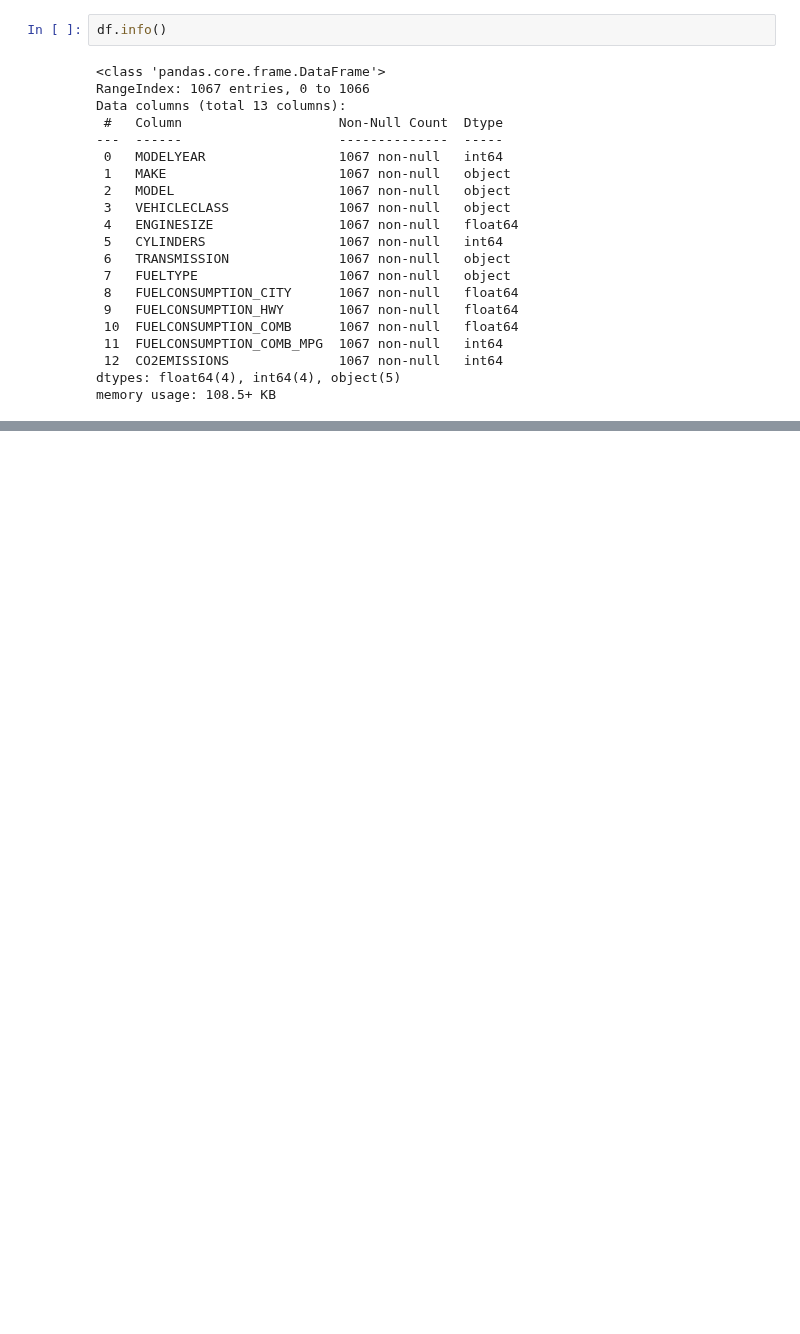
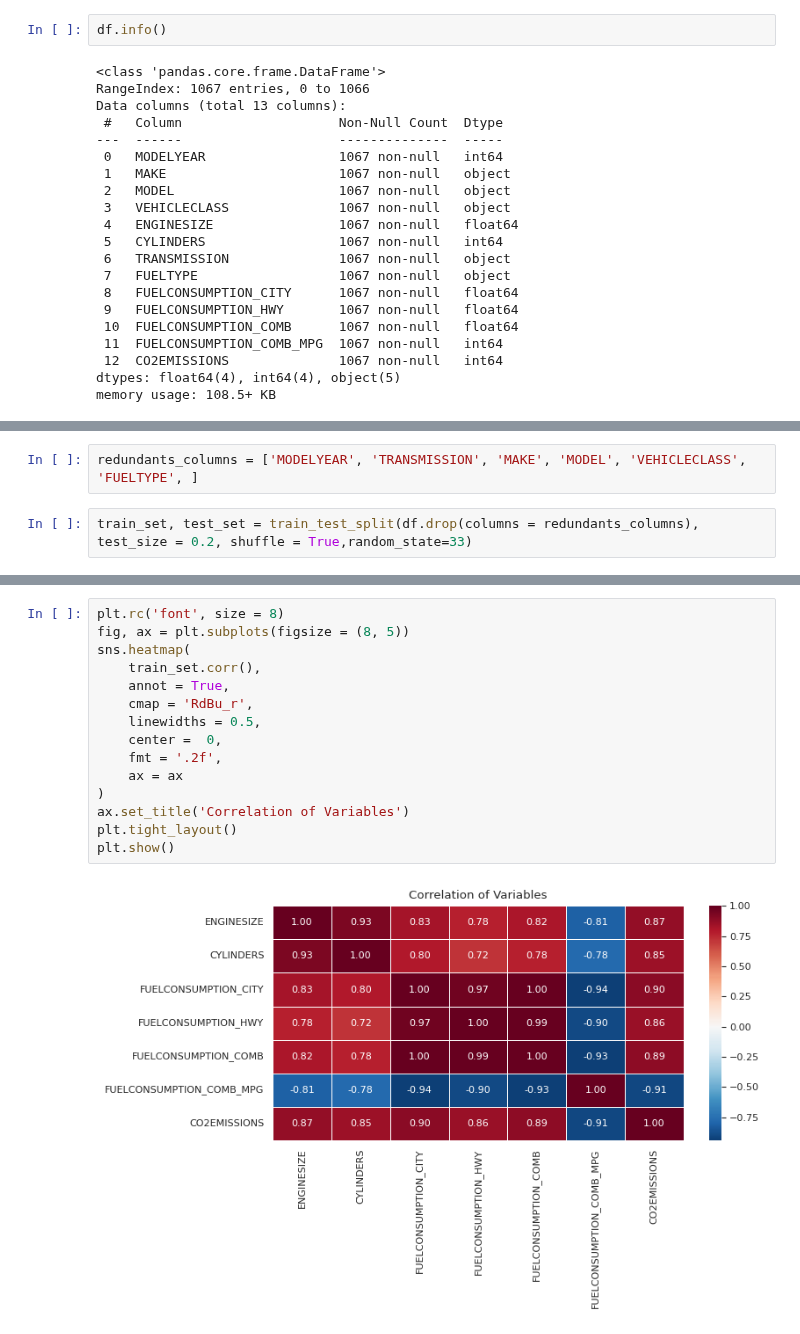
Before and after one commit to OtnielGomes/Machine-Learning, a Jupyter notebook: 01. Simple-Linear-Regression.ipynb, the cells around one changed output, grey strips where cells are left out. Drawn from its saved outputs; the diff is of its cells as text; blank space fills up the shorter version.

```diff
--- a/01. Simple-Linear-Regression.ipynb
+++ b/01. Simple-Linear-Regression.ipynb
@@ -366,0 +282,4 @@ suggesting that the real relationship is a curve, not a straight line.
+# %%
+redundants_columns = ['MODELYEAR', 'TRANSMISSION', 'MAKE', 'MODEL', 'VEHICLECLASS', 'FUELTYPE', ]
+# %%
+train_set, test_set = train_test_split(df.drop(columns = redundants_columns), test_size = 0.2, shuffle = True,random_state=33)
@@ -366,0 +308,17 @@ suggesting that the real relationship is a curve, not a straight line.
+# %%
+plt.rc('font', size = 8)
+fig, ax = plt.subplots(figsize = (8, 5))
+sns.heatmap(
+    train_set.corr(),
+    annot = True,
+    cmap = 'RdBu_r',
+    linewidths = 0.5,
+    center =  0,
+    fmt = '.2f',
+    ax = ax
+)
+ax.set_title('Correlation of Variables')
+plt.tight_layout()
+plt.show()
+# %% [output]
+[figure, added]
```
Also changed, not shown: parts of 78 cells of this notebook, 3 other files.
